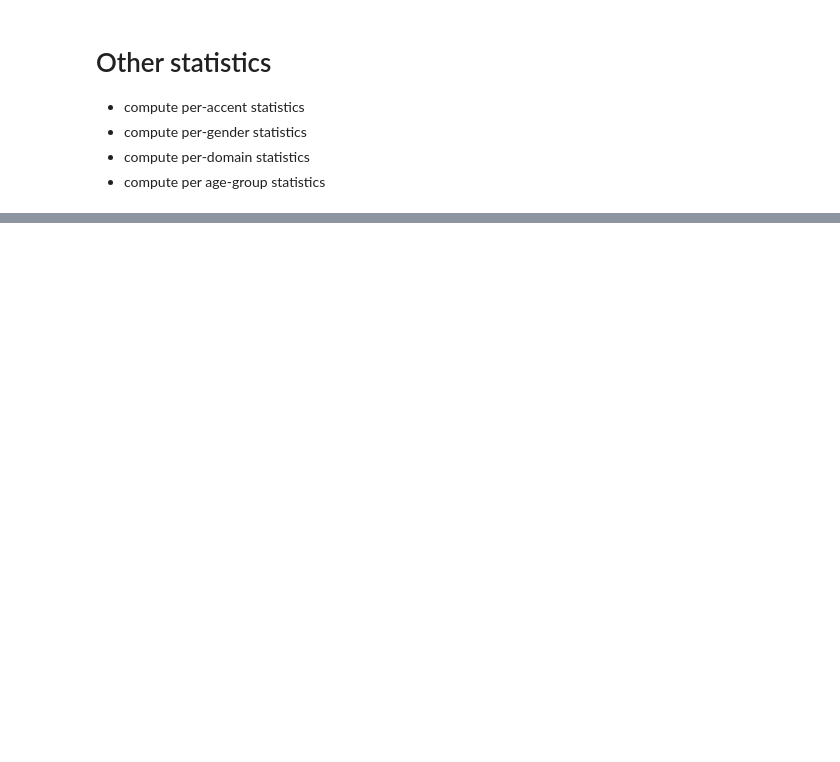
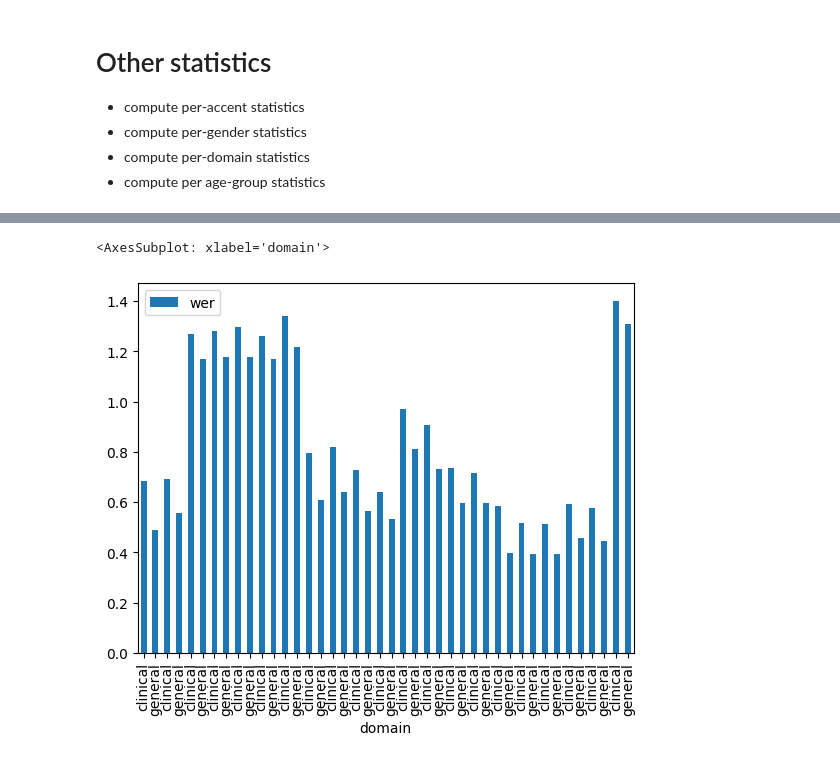
Before and after one commit to intron-innovation/AfriSpeech-200, a Jupyter notebook: notebooks/zero_shot_evaluation.ipynb, the cells around one changed output, grey strips where cells are left out. Drawn from its saved outputs; the diff is of its cells as text; code cells hidden in the pictures; blank space fills up the shorter version.

Commit message:
wer per domain

```diff
--- a/notebooks/zero_shot_evaluation.ipynb
+++ b/notebooks/zero_shot_evaluation.ipynb
@@ -770,6 +883,12 @@ write_to_folder(model_id_or_path=model_id_or_path,
 write_to_folder(model_id_or_path=model_id_or_path,
                 predictions_df=wav2vec2_large_960h_clean,
                 output_dir="../results/normalized")
+# %%
+wav2vec2_large_960h["name"] = "facebook_wav2vec2_large_960h"
+wav2vec2_large_960h_clean["name"] = "facebook_wav2vec2_large_960h"
+
+models_df = pd.concat([models_df, wav2vec2_large_960h])
+models_df_clean = pd.concat([models_df_clean, wav2vec2_large_960h_clean])
 # %% [markdown]
 ### Wav2vec2-large-robust-ft-swbd-300h
 # %%
@@ -804,6 +923,12 @@ write_to_folder(model_id_or_path=model_id_or_path,
 write_to_folder(model_id_or_path=model_id_or_path,
                 predictions_df=wav2vec2_large_robust_ft_swbd_300h_clean,
                 output_dir="../results/normalized")
+# %%
+wav2vec2_large_robust_ft_swbd_300h["name"] = "facebook_wav2vec2_large_robust_ft_swbd_300h"
+wav2vec2_large_robust_ft_swbd_300h_clean["name"] = "facebook_wav2vec2_large_robust_ft_swbd_300h"
+
+models_df = pd.concat([models_df, wav2vec2_large_robust_ft_swbd_300h])
+models_df_clean = pd.concat([models_df_clean, wav2vec2_large_robust_ft_swbd_300h_clean])
 # %% [markdown]
 ### Hubert-large-ls960-ft
 # %%
@@ -838,6 +963,12 @@ write_to_folder(model_id_or_path=model_id_or_path,
 write_to_folder(model_id_or_path=model_id_or_path,
                 predictions_df=hubert_large_ls960_ft_clean,
                 output_dir="../results/normalized")
+# %%
+hubert_large_ls960_ft["name"] = "facebook_hubert_large_ls960_ft"
+hubert_large_ls960_ft_clean["name"] = "facebook_hubert_large_ls960_ft"
+
+models_df = pd.concat([models_df, hubert_large_ls960_ft])
+models_df_clean = pd.concat([models_df_clean, hubert_large_ls960_ft_clean])
 # %% [markdown]
 ### Hubert-xlarge-ls960-ft
 # %%
@@ -872,3 +1003,9 @@ write_to_folder(model_id_or_path=model_id_or_path,
 write_to_folder(model_id_or_path=model_id_or_path,
                 predictions_df=hubert_xlarge_ls960_ft_clean,
                 output_dir="../results/normalized")
+# %%
+hubert_xlarge_ls960_ft["name"] = "facebook_hubert_xlarge_ls960_ft"
+hubert_xlarge_ls960_ft_clean["name"] = "facebook_hubert_xlarge_ls960_ft"
+
+models_df = pd.concat([models_df, hubert_xlarge_ls960_ft])
+models_df_clean = pd.concat([models_df_clean, hubert_xlarge_ls960_ft_clean])
@@ -881,0 +1050,5 @@ write_to_folder(model_id_or_path=model_id_or_path,
+# %%
+models_df.groupby(["name", "domain"])["wer"].mean().reset_index().plot(kind="bar", x="domain", y="wer", stacked=True)
+# %% [output]
+<AxesSubplot: xlabel='domain'>
+[figure, added]
```
Also changed, not shown: parts of 27 cells of this notebook, 2 other files.
